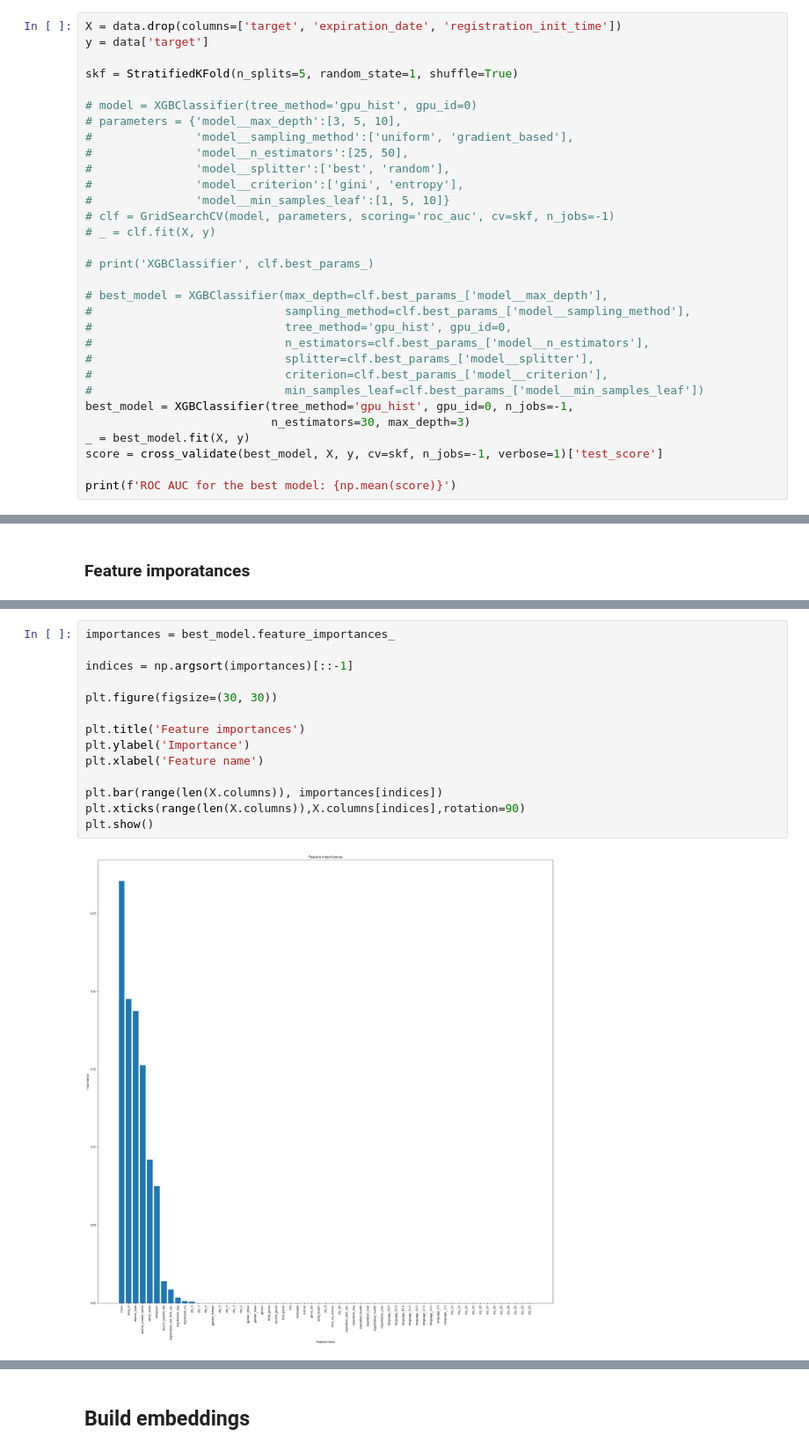
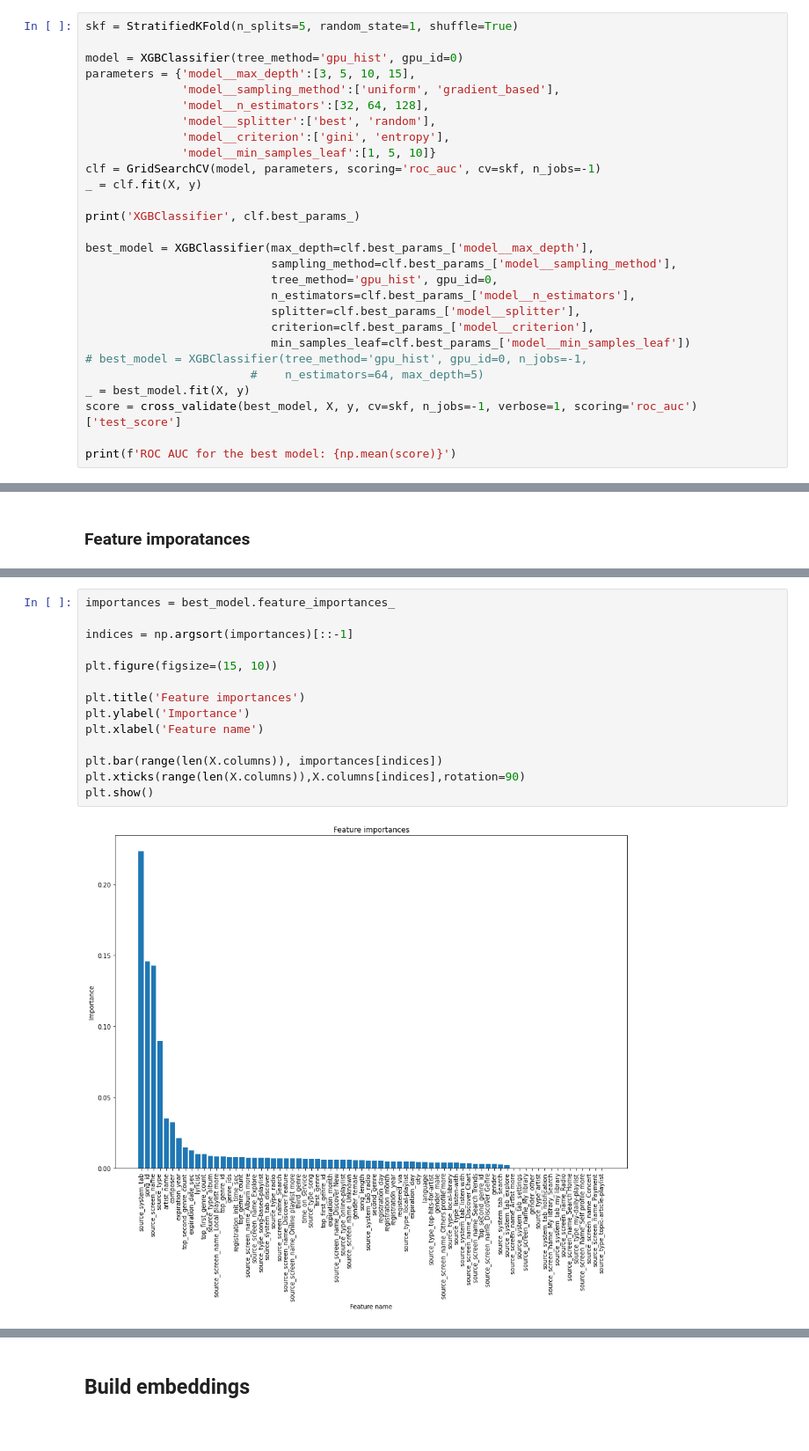
Before and after one commit to sashapff/recommender_systems, a Jupyter notebook: recsys_hw2.ipynb, the cells around one changed output, grey strips where cells are left out. Shown at 88% size. Saved outputs shown, nothing was run; the diff lists cells and outputs as text.

```diff
--- a/recsys_hw2.ipynb
+++ b/recsys_hw2.ipynb
@@ -349,32 +433,29 @@ data.head()
 # %%
-X = data.drop(columns=['target', 'expiration_date', 'registration_init_time'])
-y = data['target']
-
 skf = StratifiedKFold(n_splits=5, random_state=1, shuffle=True)
 
-# model = XGBClassifier(tree_method='gpu_hist', gpu_id=0)
-# parameters = {'model__max_depth':[3, 5, 10],
-#               'model__sampling_method':['uniform', 'gradient_based'],
-#               'model__n_estimators':[25, 50],
-#               'model__splitter':['best', 'random'],
-#               'model__criterion':['gini', 'entropy'],
-#               'model__min_samples_leaf':[1, 5, 10]}
-# clf = GridSearchCV(model, parameters, scoring='roc_auc', cv=skf, n_jobs=-1)
-# _ = clf.fit(X, y)
+model = XGBClassifier(tree_method='gpu_hist', gpu_id=0)
+parameters = {'model__max_depth':[3, 5, 10, 15],
+              'model__sampling_method':['uniform', 'gradient_based'],
+              'model__n_estimators':[32, 64, 128],
+              'model__splitter':['best', 'random'],
+              'model__criterion':['gini', 'entropy'],
+              'model__min_samples_leaf':[1, 5, 10]}
+clf = GridSearchCV(model, parameters, scoring='roc_auc', cv=skf, n_jobs=-1)
+_ = clf.fit(X, y)
 
-# print('XGBClassifier', clf.best_params_)
+print('XGBClassifier', clf.best_params_)
 
-# best_model = XGBClassifier(max_depth=clf.best_params_['model__max_depth'],
-#                            sampling_method=clf.best_params_['model__sampling_method'],
-#                            tree_method='gpu_hist', gpu_id=0,
-#                            n_estimators=clf.best_params_['model__n_estimators'],
-#                            splitter=clf.best_params_['model__splitter'],
-#                            criterion=clf.best_params_['model__criterion'],
-#                            min_samples_leaf=clf.best_params_['model__min_samples_leaf'])
-best_model = XGBClassifier(tree_method='gpu_hist', gpu_id=0, n_jobs=-1,
-                           n_estimators=30, max_depth=3)
+best_model = XGBClassifier(max_depth=clf.best_params_['model__max_depth'],
+                           sampling_method=clf.best_params_['model__sampling_method'],
+                           tree_method='gpu_hist', gpu_id=0,
+                           n_estimators=clf.best_params_['model__n_estimators'],
+                           splitter=clf.best_params_['model__splitter'],
+                           criterion=clf.best_params_['model__criterion'],
+                           min_samples_leaf=clf.best_params_['model__min_samples_leaf'])
+# best_model = XGBClassifier(tree_method='gpu_hist', gpu_id=0, n_jobs=-1,
+                        #    n_estimators=64, max_depth=5)
 _ = best_model.fit(X, y)
-score = cross_validate(best_model, X, y, cv=skf, n_jobs=-1, verbose=1)['test_score']
+score = cross_validate(best_model, X, y, cv=skf, n_jobs=-1, verbose=1, scoring='roc_auc')['test_score']
 
 print(f'ROC AUC for the best model: {np.mean(score)}')
 # %% [output]
@@ -386,16 +470,16 @@ ROC AUC for the best model: 0.7807999999999999
 # %%
 importances = best_model.feature_importances_
 
 indices = np.argsort(importances)[::-1]
 
-plt.figure(figsize=(30, 30))
+plt.figure(figsize=(15, 10))
 
 plt.title('Feature importances')
 plt.ylabel('Importance')
 plt.xlabel('Feature name')
 
 plt.bar(range(len(X.columns)), importances[indices])
 plt.xticks(range(len(X.columns)),X.columns[indices],rotation=90)
 plt.show()
 # %% [output]
-[figure, old version]
+[figure, new version]
```
Also changed, not shown: parts of 71 cells of this notebook.
